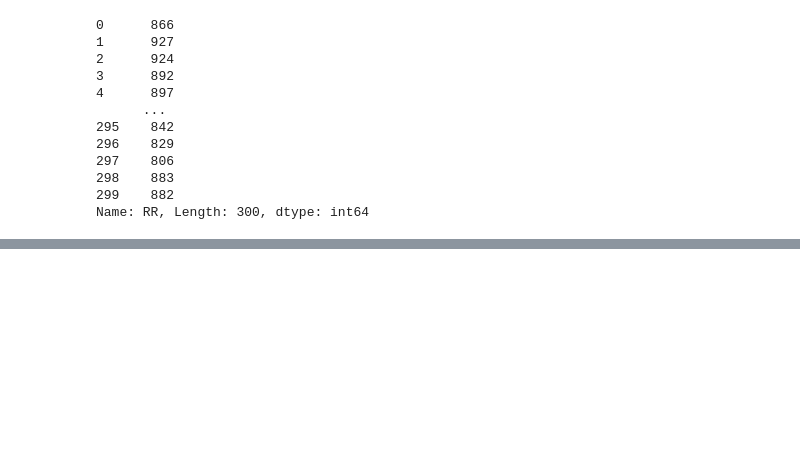
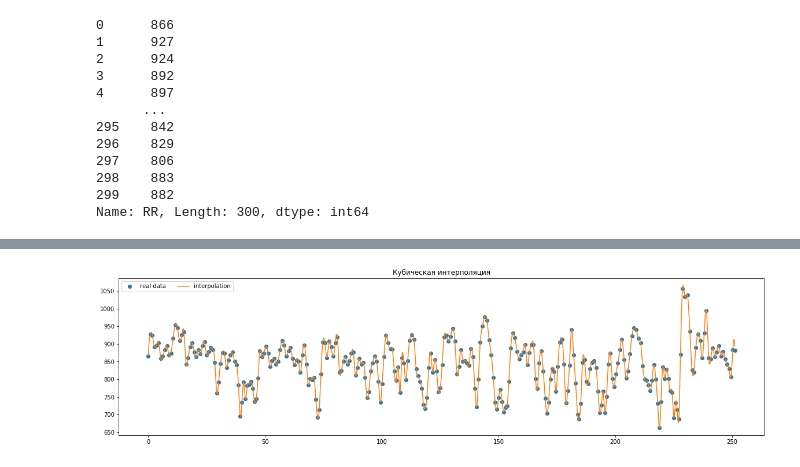
Before and after one commit to TohaRhymes/biometrics_itmo_spring2020, a Jupyter notebook: lab4_heart_variability/report.ipynb, the cells around one changed output, grey strips where cells are left out. Cells and saved outputs as stored; diff of their text form; code cells hidden in the pictures; blank space fills up the shorter version.

```diff
--- a/lab4_heart_variability/report.ipynb
+++ b/lab4_heart_variability/report.ipynb
@@ -46,0 +58,13 @@ plt.show()
+# %%
+from scipy.interpolate import CubicSpline
+cs = CubicSpline(time_x, signal)
+xs = np.arange(0, max(time_x), 0.1)
+# time = np.array([i * max(time_x)/len(time_x) for i in range(len(time_x))])
+plt.figure(figsize=(20, 5))
+plt.title('Кубическая интерполяция')
+plt.plot(time_x, signal, 'o', label='real data')
+plt.plot(xs, cs(xs), label="interpolation")
+plt.legend(ncol=2)
+plt.show()
+# %% [output]
+[figure, added]
```
Also changed, not shown: parts of 16 cells of this notebook, 2 other files.
